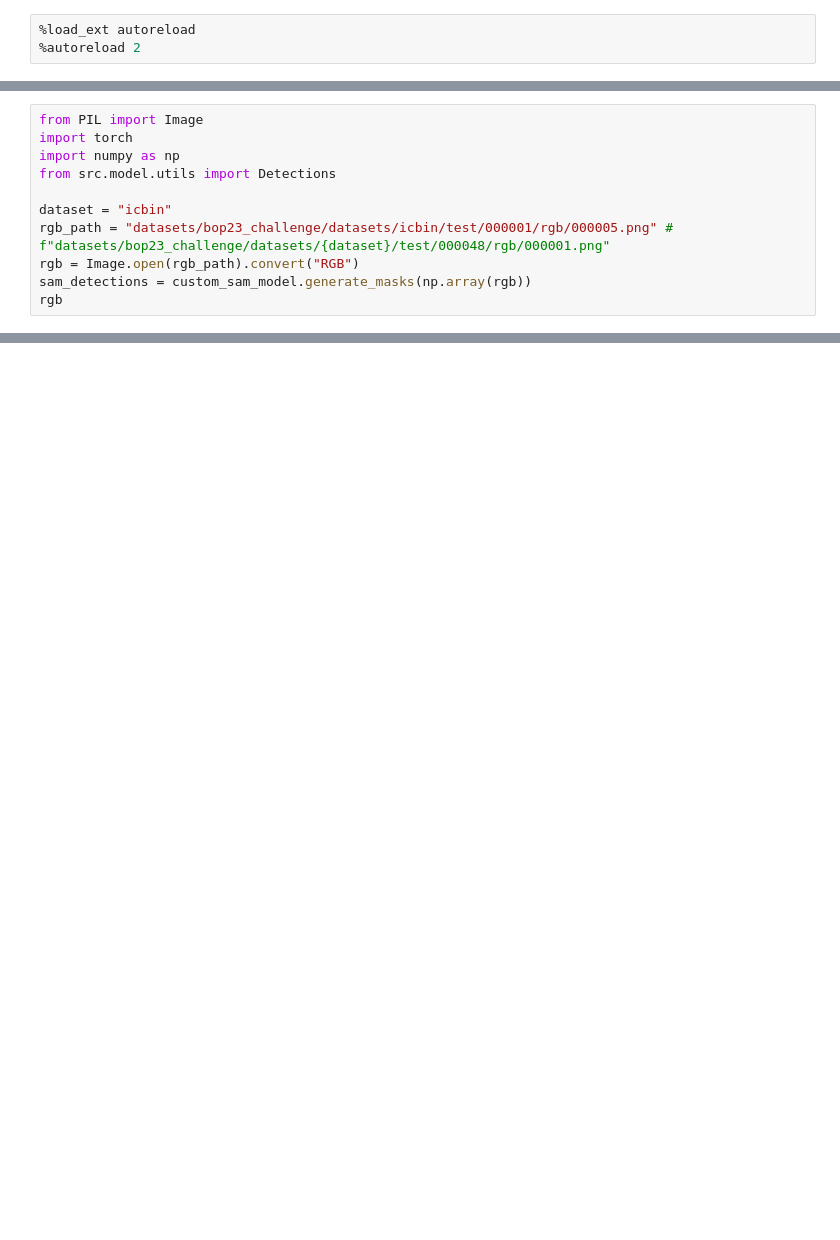
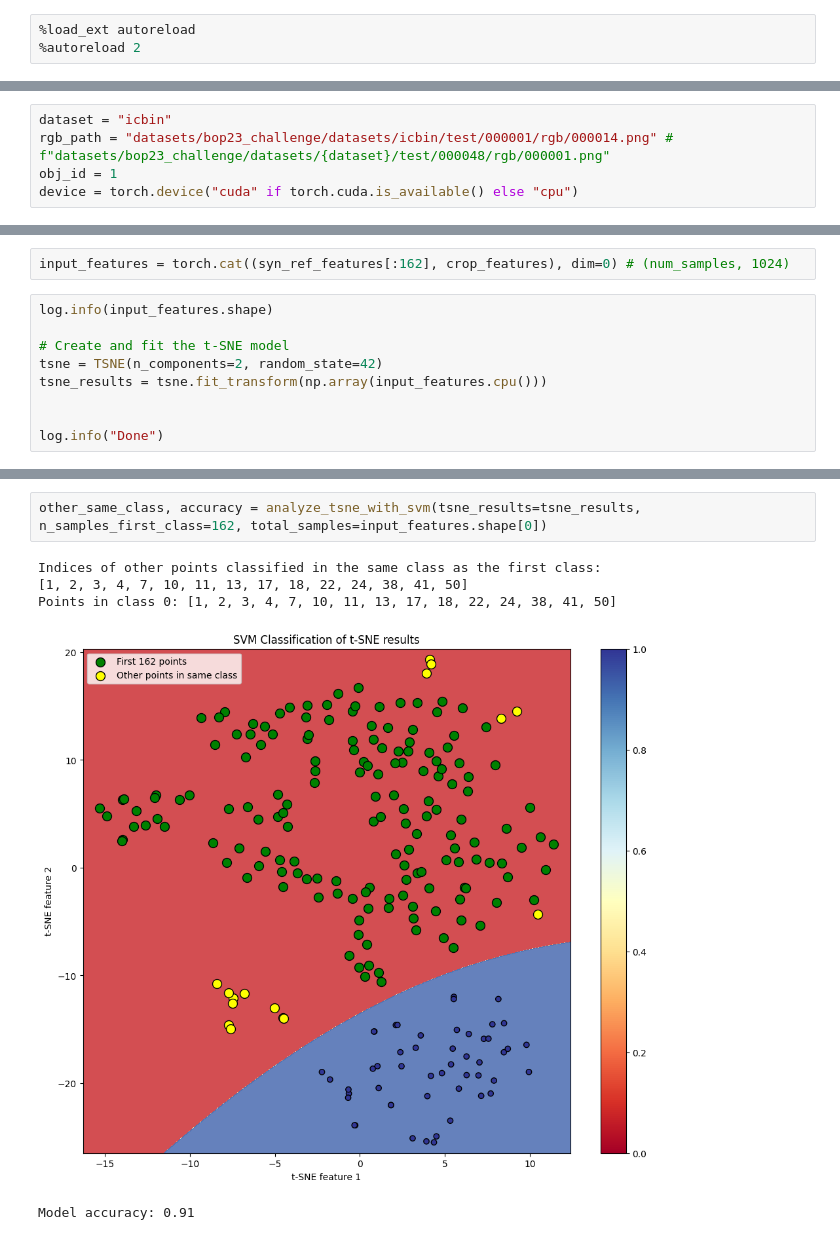
Before and after one commit to Kudo510/cnos, a Jupyter notebook: cnos_clustering_analysis.ipynb, the cells around one changed output, grey strips where cells are left out. Cells and saved outputs as stored; diff of their text form; blank space fills up the shorter version.

```diff
--- a/cnos_clustering_analysis.ipynb
+++ b/cnos_clustering_analysis.ipynb
@@ -25,11 +29,5 @@ move_to_device(custom_sam_model)
 # %%
-from PIL import Image
-import torch
-import numpy as np
-from src.model.utils import Detections
-
 dataset = "icbin"
-rgb_path = "datasets/bop23_challenge/datasets/icbin/test/000001/rgb/000005.png" # f"datasets/bop23_challenge/datasets/{dataset}/test/000048/rgb/000001.png"
-rgb = Image.open(rgb_path).convert("RGB")
-sam_detections = custom_sam_model.generate_masks(np.array(rgb))
-rgb
+rgb_path = "datasets/bop23_challenge/datasets/icbin/test/000001/rgb/000014.png" # f"datasets/bop23_challenge/datasets/{dataset}/test/000048/rgb/000001.png"
+obj_id = 1
+device = torch.device("cuda" if torch.cuda.is_available() else "cpu")
@@ -87,0 +108,11 @@ print(len(sam_detections["masks"]))
+# %%
+input_features = torch.cat((syn_ref_features[:162], crop_features), dim=0) # (num_samples, 1024)
+# %%
+log.info(input_features.shape)
+
+# Create and fit the t-SNE model
+tsne = TSNE(n_components=2, random_state=42)
+tsne_results = tsne.fit_transform(np.array(input_features.cpu()))
+
+
+log.info("Done")
@@ -87,0 +122,8 @@ print(len(sam_detections["masks"]))
+# %%
+other_same_class, accuracy = analyze_tsne_with_svm(tsne_results=tsne_results, n_samples_first_class=162, total_samples=input_features.shape[0])
+# %% [output]
+Indices of other points classified in the same class as the first class:
+[1, 2, 3, 4, 7, 10, 11, 13, 17, 18, 22, 24, 38, 41, 50]
+Points in class 0: [1, 2, 3, 4, 7, 10, 11, 13, 17, 18, 22, 24, 38, 41, 50]
+[figure, added]
+Model accuracy: 0.91
```
Also changed, not shown: parts of 8 cells of this notebook, 3 other files.
